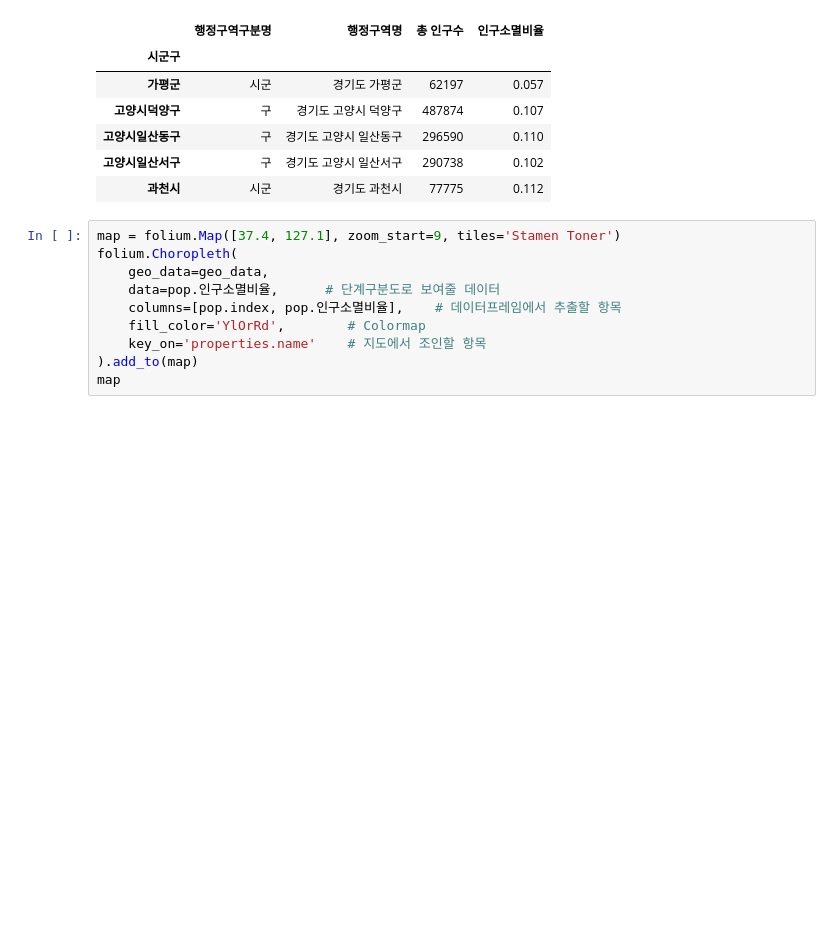
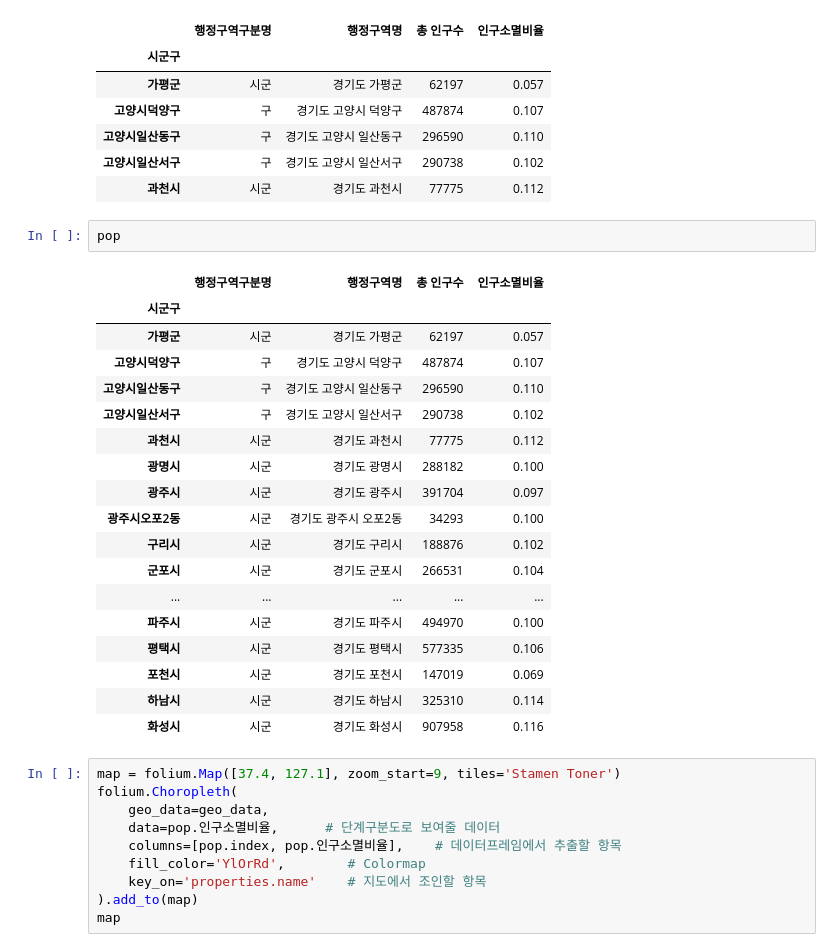
Before and after one commit to wowgang/DataAnalysis_Lecture-2023.04, a Jupyter notebook: 04.지도시각화/12.경기도단계구분도.ipynb, the cells around one changed output. Cells and saved outputs as stored; diff of their text form; blank space fills up the shorter version.

```diff
--- a/04.지도시각화/12.경기도단계구분도.ipynb
+++ b/04.지도시각화/12.경기도단계구분도.ipynb
@@ -93,6 +93,27 @@ pop.head()
 | 고양시일산동구 | 구 | 경기도 고양시 일산동구 | 296590 | 0.110 |
 | 고양시일산서구 | 구 | 경기도 고양시 일산서구 | 290738 | 0.102 |
 | 과천시 | 시군 | 경기도 과천시 | 77775 | 0.112 |
+# %%
+pop
+# %% [output]
+|  | 행정구역구분명 | 행정구역명 | 총 인구수 | 인구소멸비율 |
+| 시군구 |  |  |  |  |
+| 가평군 | 시군 | 경기도 가평군 | 62197 | 0.057 |
+| 고양시덕양구 | 구 | 경기도 고양시 덕양구 | 487874 | 0.107 |
+| 고양시일산동구 | 구 | 경기도 고양시 일산동구 | 296590 | 0.110 |
+| 고양시일산서구 | 구 | 경기도 고양시 일산서구 | 290738 | 0.102 |
+| 과천시 | 시군 | 경기도 과천시 | 77775 | 0.112 |
+| 광명시 | 시군 | 경기도 광명시 | 288182 | 0.100 |
+| 광주시 | 시군 | 경기도 광주시 | 391704 | 0.097 |
+| 광주시오포2동 | 시군 | 경기도 광주시 오포2동 | 34293 | 0.100 |
+| 구리시 | 시군 | 경기도 구리시 | 188876 | 0.102 |
+| 군포시 | 시군 | 경기도 군포시 | 266531 | 0.104 |
+| ... | ... | ... | ... | ... |
+| 파주시 | 시군 | 경기도 파주시 | 494970 | 0.100 |
+| 평택시 | 시군 | 경기도 평택시 | 577335 | 0.106 |
+| 포천시 | 시군 | 경기도 포천시 | 147019 | 0.069 |
+| 하남시 | 시군 | 경기도 하남시 | 325310 | 0.114 |
+| 화성시 | 시군 | 경기도 화성시 | 907958 | 0.116 |
 # %%
 map = folium.Map([37.4, 127.1], zoom_start=9, tiles='Stamen Toner')
 folium.Choropleth(
```
Also changed, not shown: 3 other files.
